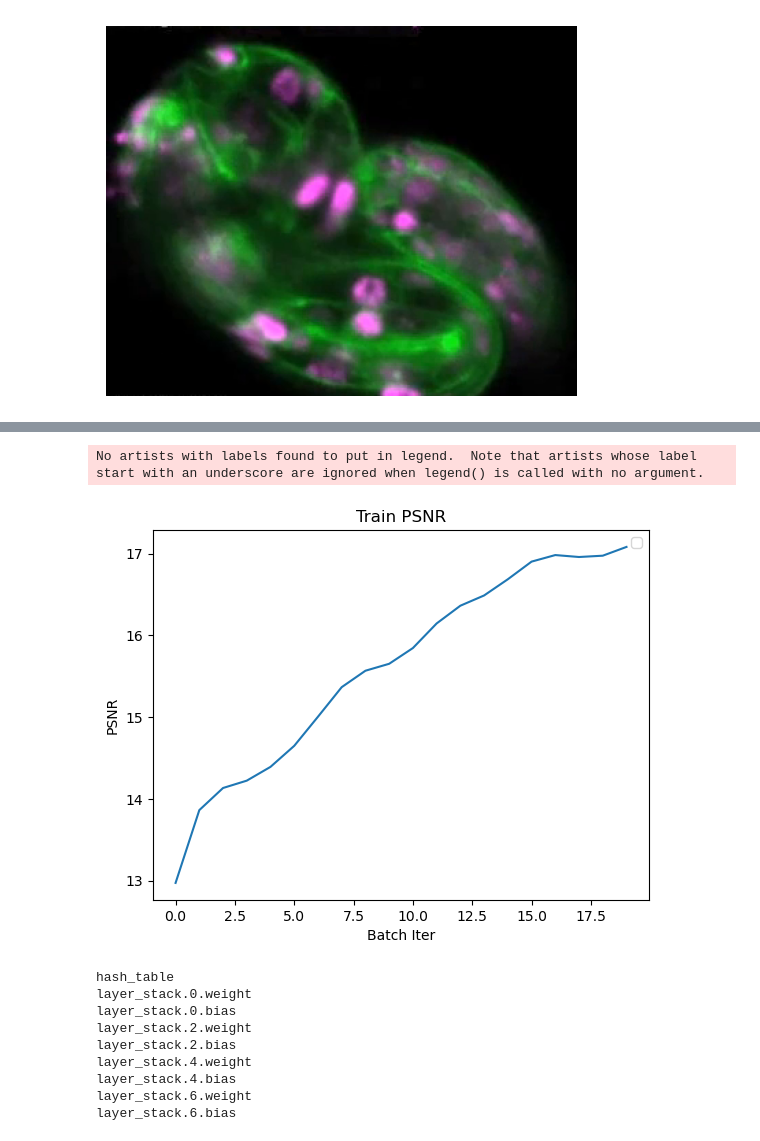
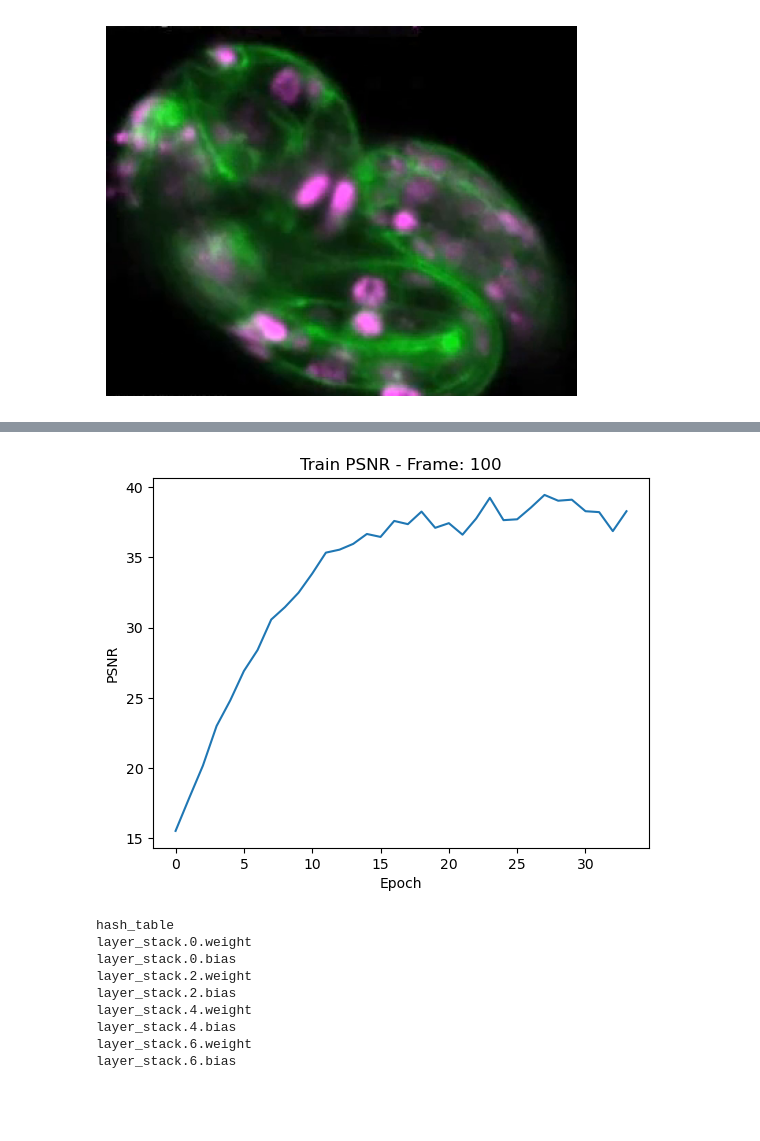
Before and after one commit to martinezdavid12/DMartinez_CILab, a Jupyter notebook: torch_hashNeRF/2D_hash_nerf.ipynb, the cells around one changed output, grey strips where cells are left out. Saved outputs shown, nothing was run; the diff lists cells and outputs as text; code cells hidden in the pictures; blank space fills up the shorter version.

```diff
--- a/torch_hashNeRF/2D_hash_nerf.ipynb
+++ b/torch_hashNeRF/2D_hash_nerf.ipynb
@@ -246,8 +228,8 @@ for batch in iter(train_dataloader):
     pixels = batch[1]
     for i in range(0, len(coords)):
         frameShape = workingFrame.shape
-        row = int(coords[i][0] * (workingFrame.shape[0]-2))
-        col = int(coords[i][1] * (workingFrame.shape[1]-2))
+        row = int(coords[i][0] * (workingFrame.shape[0]-3))
+        col = int(coords[i][1] * (workingFrame.shape[1]-3))
         # No normalization
 
         pixel = pixels[i]
@@ -288,31 +270,29 @@ optimizer = torch.optim.Adam(params=model_0.parameters(), lr=lr1, eps=10e-15)
 # %%
 # Training
 from tqdm import tqdm
+PSNR_thresh = 39.00
 train_loader = DataLoader(training_data, batch_size=2**14, shuffle=True)
 batchCount = 0
 psnr_table = []
 savedAt25 = False
 savedAt30 = False
+exit_loop = False
 for epoch in tqdm(range(0,50)):
-    #Training
     model_0.train()
-    if savedAt30 == True:
-        break
     for batch in iter(train_loader):
         batchCount += 1
         y_train = torch.as_tensor(batch[1]).to(device)
         y_train = torch.squeeze(y_train)
-        #print(y_train.shape)
-        X = torch.tensor(batch[0]).type(torch.float64)
-        y_train = torch.as_tensor(y_train).type(torch.float64)
+        X = torch.tensor(batch[0]).type(torch.float32)
+        y_train = torch.as_tensor(y_train).type(torch.float32)
         # Forward Pass
-        y_pred = model_0(X).to(device).type(torch.float64)
+        y_pred = model_0(X).to(device).type(torch.float32)
         loss = loss_fn(y_pred, y_train)
-        psnr = PSNR(loss, 1.0)
-        psnr_table.append(psnr)
         optimizer.zero_grad()
         loss.backward()
         optimizer.step()
+    psnr = PSNR(loss, 1.0)
+    psnr_table.append(psnr)
     if (savedAt25 == False) and (psnr >= 25):
         #saveModel(model_0, 25, 0)
         savedAt25 = True
@@ -320,6 +300,7 @@ for epoch in tqdm(range(0,50)):
         lr1 = lr1/10
         #saveModel(model_0, 30, 0)
         savedAt30 = True
+    elif (psnr >= PSNR_thresh):
         break
     if epoch % 1 == 0:
         print(f"Epoch: {epoch} | LR: {lr1} | Train loss: {loss} | PSNR: {psnr}")
@@ -338,16 +328,14 @@ KeyboardInterrupt:
 # %%
 #Plot PSNR
-plt.plot(range(0,batchCount-1), psnr_table)
-plt.title('Train PSNR')
+plt.plot(range(0,len(psnr_table)), psnr_table)
+plt.title('Train PSNR - Frame: '+str(currFrame))
 plt.ylabel('PSNR')
 #NOT EPOCHS - THESE ARE BATCHES!!!
-plt.xlabel('Batch Iter')
-plt.legend()
-
+plt.xlabel('Epoch')
+plt.savefig("c_elegans_psnr_plots/hash_nerf_reconstruction_frame_"+str(currFrame)+".png", bbox_inches="tight")
 plt.show()
 # %% [output]
-No artists with labels found to put in legend.  Note that artists whose label start with an underscore are ignored when legend() is called with no argument.
-[figure, old version]
+[figure, new version]
 # %%
 for name, param in model_0.named_parameters():
     if param.requires_grad:
```
Also changed, not shown: parts of 8 cells of this notebook, 11 other files.
